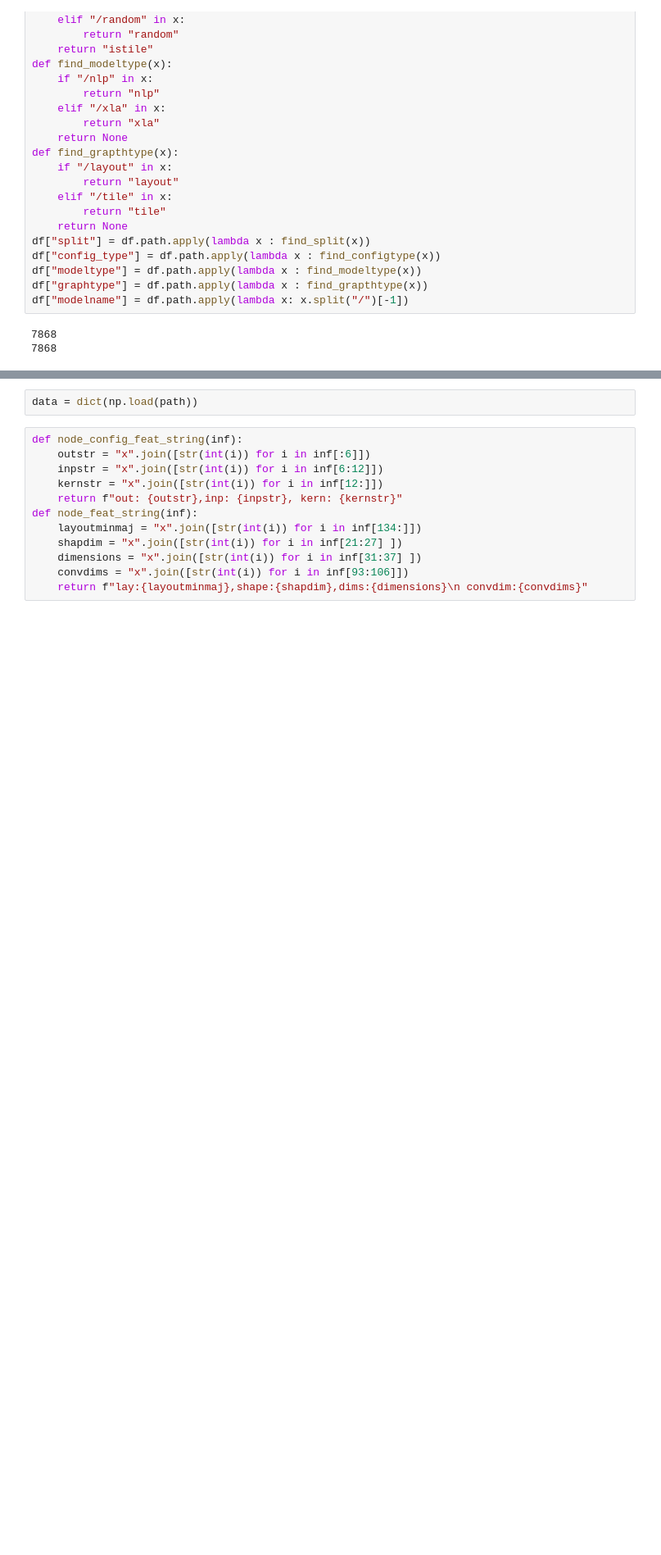
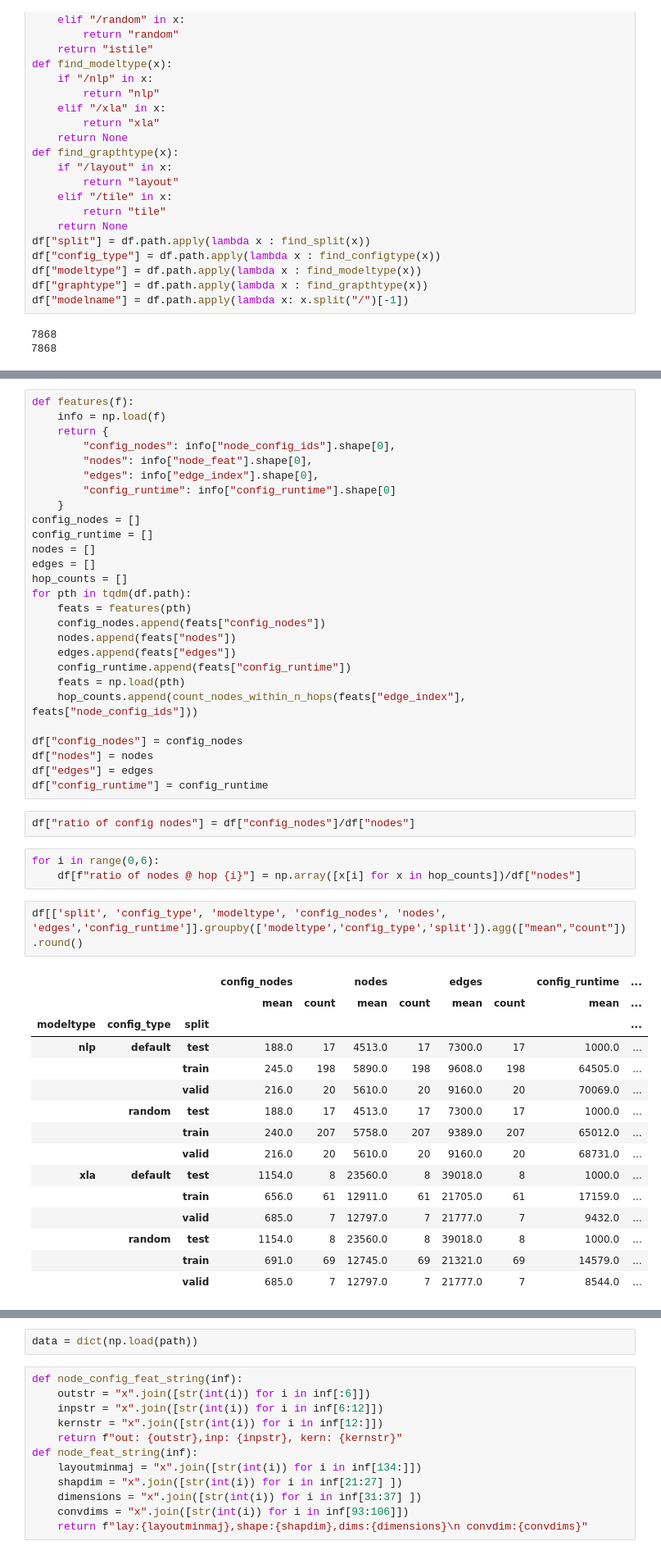
Before and after one commit to SamratThapa120/nn-runtime-network, a Jupyter notebook: notebooks/EDA_features.ipynb, the cells around one changed output, grey strips where cells are left out. Shown at 82% size. Saved outputs shown, nothing was run; the diff lists cells and outputs as text; blank space fills up the shorter version.

```diff
--- a/notebooks/EDA_features.ipynb
+++ b/notebooks/EDA_features.ipynb
@@ -67,0 +131,50 @@ df["modelname"] = df.path.apply(lambda x: x.split("/")[-1])
+# %%
+def features(f):
+    info = np.load(f)
+    return {
+        "config_nodes": info["node_config_ids"].shape[0],
+        "nodes": info["node_feat"].shape[0],
+        "edges": info["edge_index"].shape[0],
+        "config_runtime": info["config_runtime"].shape[0]
+    }
+config_nodes = []
+config_runtime = []
+nodes = []
+edges = []
+hop_counts = []
+for pth in tqdm(df.path):
+    feats = features(pth)
+    config_nodes.append(feats["config_nodes"])
+    nodes.append(feats["nodes"])
+    edges.append(feats["edges"])
+    config_runtime.append(feats["config_runtime"])
+    feats = np.load(pth)
+    hop_counts.append(count_nodes_within_n_hops(feats["edge_index"], feats["node_config_ids"]))
+
+df["config_nodes"] = config_nodes
+df["nodes"] = nodes
+df["edges"] = edges
+df["config_runtime"] = config_runtime
+# %%
+df["ratio of config nodes"] = df["config_nodes"]/df["nodes"]
+# %%
+for i in range(0,6):
+    df[f"ratio of nodes @ hop {i}"] = np.array([x[i] for x in hop_counts])/df["nodes"]
+# %%
+df[['split', 'config_type', 'modeltype', 'config_nodes', 'nodes', 'edges','config_runtime']].groupby(['modeltype','config_type','split']).agg(["mean","count"]).round()
+# %% [output]
+|  |  |  | config_nodes |  | nodes |  | edges |  | config_runtime | ... |
+|  |  |  | mean | count | mean | count | mean | count | mean | ... |
+| modeltype | config_type | split |  |  |  |  |  |  |  | ... |
+| nlp | default | test | 188.0 | 17 | 4513.0 | 17 | 7300.0 | 17 | 1000.0 | ... |
+|  |  | train | 245.0 | 198 | 5890.0 | 198 | 9608.0 | 198 | 64505.0 | ... |
+|  |  | valid | 216.0 | 20 | 5610.0 | 20 | 9160.0 | 20 | 70069.0 | ... |
+|  | random | test | 188.0 | 17 | 4513.0 | 17 | 7300.0 | 17 | 1000.0 | ... |
+|  |  | train | 240.0 | 207 | 5758.0 | 207 | 9389.0 | 207 | 65012.0 | ... |
+|  |  | valid | 216.0 | 20 | 5610.0 | 20 | 9160.0 | 20 | 68731.0 | ... |
+| xla | default | test | 1154.0 | 8 | 23560.0 | 8 | 39018.0 | 8 | 1000.0 | ... |
+|  |  | train | 656.0 | 61 | 12911.0 | 61 | 21705.0 | 61 | 17159.0 | ... |
+|  |  | valid | 685.0 | 7 | 12797.0 | 7 | 21777.0 | 7 | 9432.0 | ... |
+|  | random | test | 1154.0 | 8 | 23560.0 | 8 | 39018.0 | 8 | 1000.0 | ... |
+|  |  | train | 691.0 | 69 | 12745.0 | 69 | 21321.0 | 69 | 14579.0 | ... |
+|  |  | valid | 685.0 | 7 | 12797.0 | 7 | 21777.0 | 7 | 8544.0 | ... |
```
Also changed, not shown: parts of 14 cells of this notebook, 55 other files.
